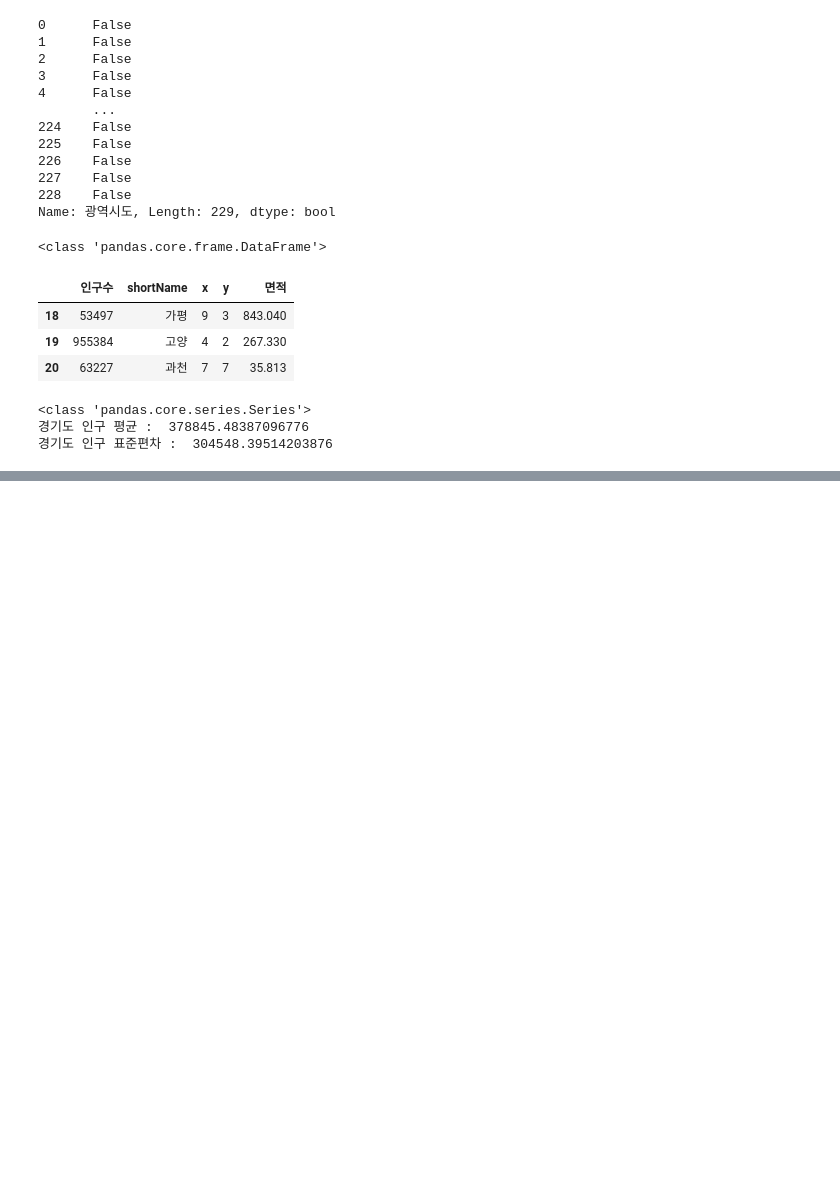
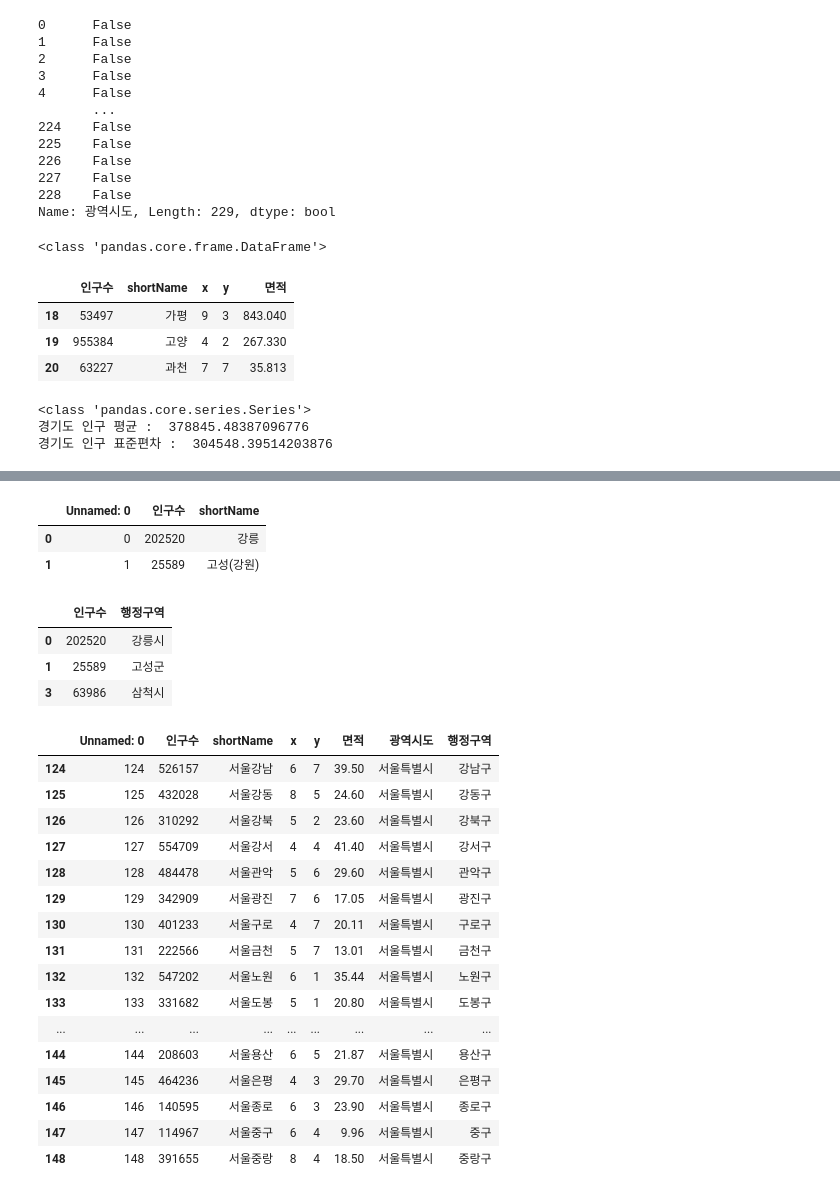
Before and after one commit to vega2k/kosta_webscraping, a Jupyter notebook: 04.행정구역정보분석_시각화.ipynb, the cells around one changed output, grey strips where cells are left out. Drawn from its saved outputs; the diff is of its cells as text; code cells hidden in the pictures; blank space fills up the shorter version.

```diff
--- a/04.행정구역정보분석_시각화.ipynb
+++ b/04.행정구역정보분석_시각화.ipynb
@@ -150,0 +182,34 @@ print('경기도 인구 표준편차 : ', data.loc[data['광역시도'] == '경
+# %%
+data.iloc[0:2,0:3]
+# %% [output]
+|  | Unnamed: 0 | 인구수 | shortName |
+| 0 | 0 | 202520 | 강릉 |
+| 1 | 1 | 25589 | 고성(강원) |
+# %%
+data.loc[[0,1,3],['인구수','행정구역']]
+# %% [output]
+|  | 인구수 | 행정구역 |
+| 0 | 202520 | 강릉시 |
+| 1 | 25589 | 고성군 |
+| 3 | 63986 | 삼척시 |
+# %%
+# 서울특별시 인 행을 선택
+data.loc[data['광역시도'] == '서울특별시']
+# %% [output]
+|  | Unnamed: 0 | 인구수 | shortName | x | y | 면적 | 광역시도 | 행정구역 |
+| 124 | 124 | 526157 | 서울강남 | 6 | 7 | 39.50 | 서울특별시 | 강남구 |
+| 125 | 125 | 432028 | 서울강동 | 8 | 5 | 24.60 | 서울특별시 | 강동구 |
+| 126 | 126 | 310292 | 서울강북 | 5 | 2 | 23.60 | 서울특별시 | 강북구 |
+| 127 | 127 | 554709 | 서울강서 | 4 | 4 | 41.40 | 서울특별시 | 강서구 |
+| 128 | 128 | 484478 | 서울관악 | 5 | 6 | 29.60 | 서울특별시 | 관악구 |
+| 129 | 129 | 342909 | 서울광진 | 7 | 6 | 17.05 | 서울특별시 | 광진구 |
+| 130 | 130 | 401233 | 서울구로 | 4 | 7 | 20.11 | 서울특별시 | 구로구 |
+| 131 | 131 | 222566 | 서울금천 | 5 | 7 | 13.01 | 서울특별시 | 금천구 |
+| 132 | 132 | 547202 | 서울노원 | 6 | 1 | 35.44 | 서울특별시 | 노원구 |
+| 133 | 133 | 331682 | 서울도봉 | 5 | 1 | 20.80 | 서울특별시 | 도봉구 |
+| ... | ... | ... | ... | ... | ... | ... | ... | ... |
+| 144 | 144 | 208603 | 서울용산 | 6 | 5 | 21.87 | 서울특별시 | 용산구 |
+| 145 | 145 | 464236 | 서울은평 | 4 | 3 | 29.70 | 서울특별시 | 은평구 |
+| 146 | 146 | 140595 | 서울종로 | 6 | 3 | 23.90 | 서울특별시 | 종로구 |
+| 147 | 147 | 114967 | 서울중구 | 6 | 4 | 9.96 | 서울특별시 | 중구 |
+| 148 | 148 | 391655 | 서울중랑 | 8 | 4 | 18.50 | 서울특별시 | 중랑구 |
```
Also changed, not shown: parts of 3 cells of this notebook.
